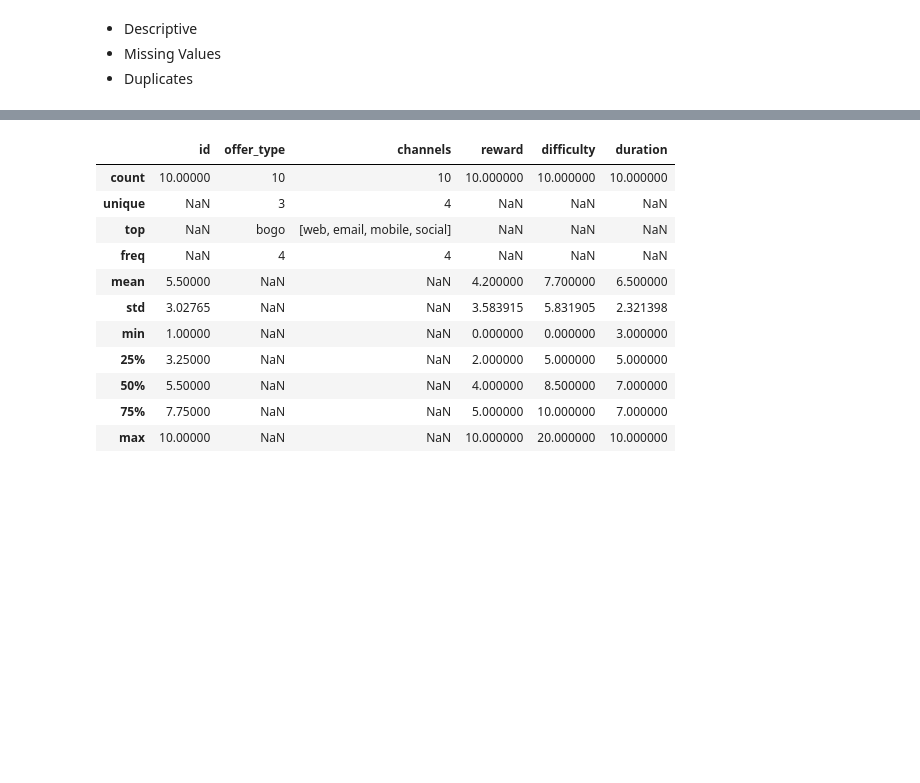
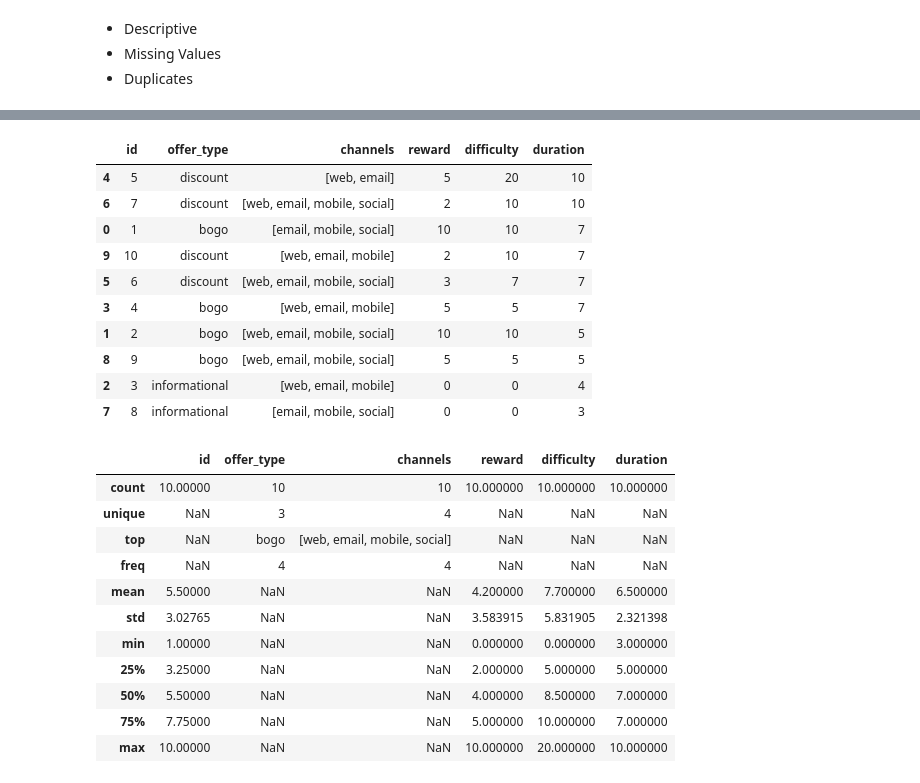
Before and after one commit to netxph/sb-capstone, a Jupyter notebook: notebooks/01 - Exploratory Data Analysis.ipynb, the cells around one changed output, grey strips where cells are left out. Drawn from its saved outputs; the diff is of its cells as text; code cells hidden in the pictures; blank space fills up the shorter version.

```diff
--- a/notebooks/01 - Exploratory Data Analysis.ipynb
+++ b/notebooks/01 - Exploratory Data Analysis.ipynb
@@ -95,3 +84,17 @@ transcript.head()
+# %%
+portfolio.sort_values(by=["duration", "difficulty", "reward"], ascending=False)
+# %% [output]
+|  | id | offer_type | channels | reward | difficulty | duration |
+| 4 | 5 | discount | [web, email] | 5 | 20 | 10 |
+| 6 | 7 | discount | [web, email, mobile, social] | 2 | 10 | 10 |
+| 0 | 1 | bogo | [email, mobile, social] | 10 | 10 | 7 |
+| 9 | 10 | discount | [web, email, mobile] | 2 | 10 | 7 |
+| 5 | 6 | discount | [web, email, mobile, social] | 3 | 7 | 7 |
+| 3 | 4 | bogo | [web, email, mobile] | 5 | 5 | 7 |
+| 1 | 2 | bogo | [web, email, mobile, social] | 10 | 10 | 5 |
+| 8 | 9 | bogo | [web, email, mobile, social] | 5 | 5 | 5 |
+| 2 | 3 | informational | [web, email, mobile] | 0 | 0 | 4 |
+| 7 | 8 | informational | [email, mobile, social] | 0 | 0 | 3 |
 # %%
 portfolio.describe(include="all")
 # %% [output]
```
Also changed, not shown: parts of 20 cells of this notebook, 1 other file.
